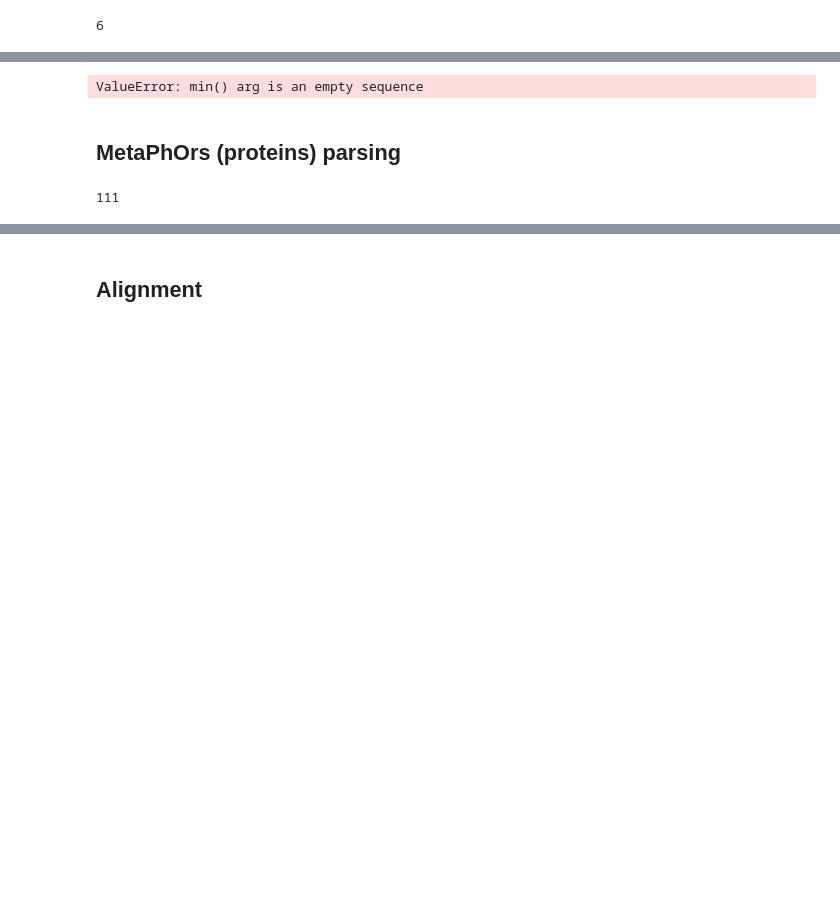
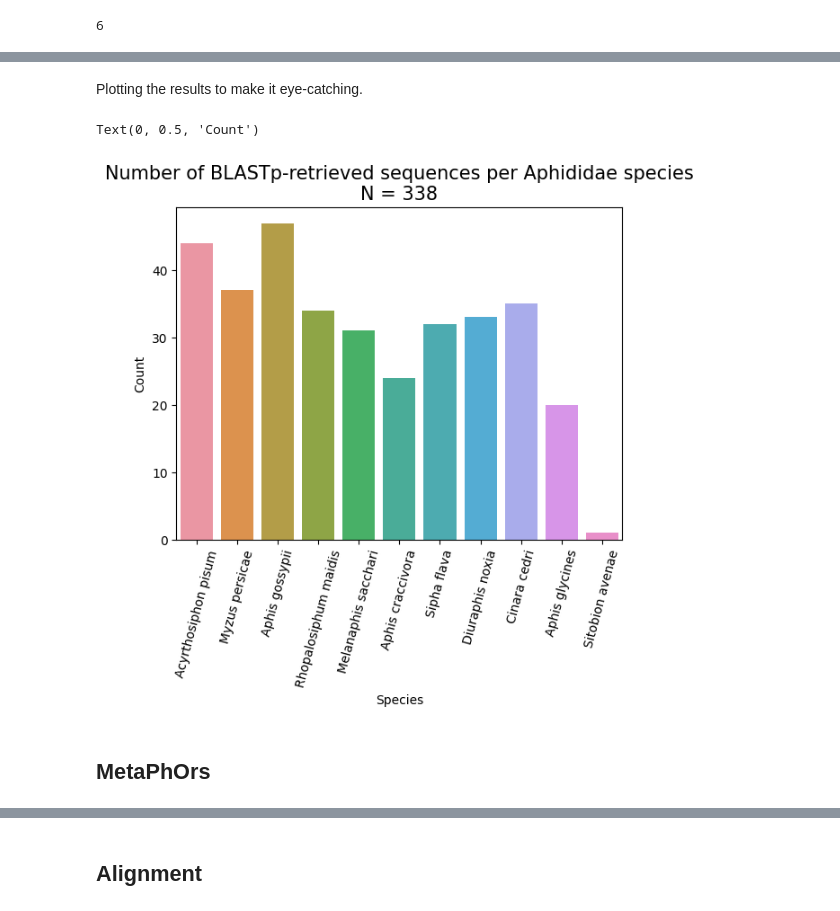
Before and after one commit to elian-stz/StylED_internship, a Jupyter notebook: xplore.ipynb, the cells around one changed output, grey strips where cells are left out. Cells and saved outputs as stored; diff of their text form; code cells hidden in the pictures; blank space fills up the shorter version.

```diff
--- a/xplore.ipynb
+++ b/xplore.ipynb
@@ -124,3 +148,5 @@ Number of returned sequences: 0
+# %% [markdown]
+Plotting the results to make it eye-catching.
 # %%
 # Creation of a dictionary to stock all species and their sequence count
 import re
@@ -136,24 +162,16 @@ with open("blast_protein_sequences.fasta", "r") as file :
 # %%
 # plotting the resulting dictionary
 import seaborn as sns
 
 plot = sns.barplot(x = list(dictionary.keys()),
                    y = list(dictionary.values())
                   )
 plot.set_xticklabels(plot.get_xticklabels(), rotation = 75)
-plot.set_title("Number of BLAST-retrieved sequences per Aphididae species", size = 15)
+plot.set_title("Number of BLASTp-retrieved sequences per Aphididae species\nN = 338", size = 15)
 plot.set_xlabel("Species")
 plot.set_ylabel("Count")
 # %% [output]
-ValueError: min() arg is an empty sequence
+Text(0, 0.5, 'Count')
+[figure, added]
 # %% [markdown]
-## MetaPhOrs (proteins) parsing
+## MetaPhOrs
-# %%
-unique_seq = []
-with open("../metaphors/stylin_orthologs_aphididae.metaphors.fasta") as fd :
-    for record in SeqIO.parse(fd, "fasta") :
-        if record.description not in unique_seq :
-            unique_seq.append(record.description)
-    print(len(unique_seq))
-# %% [output]
-111
```
Also changed, not shown: parts of 17 cells of this notebook.
